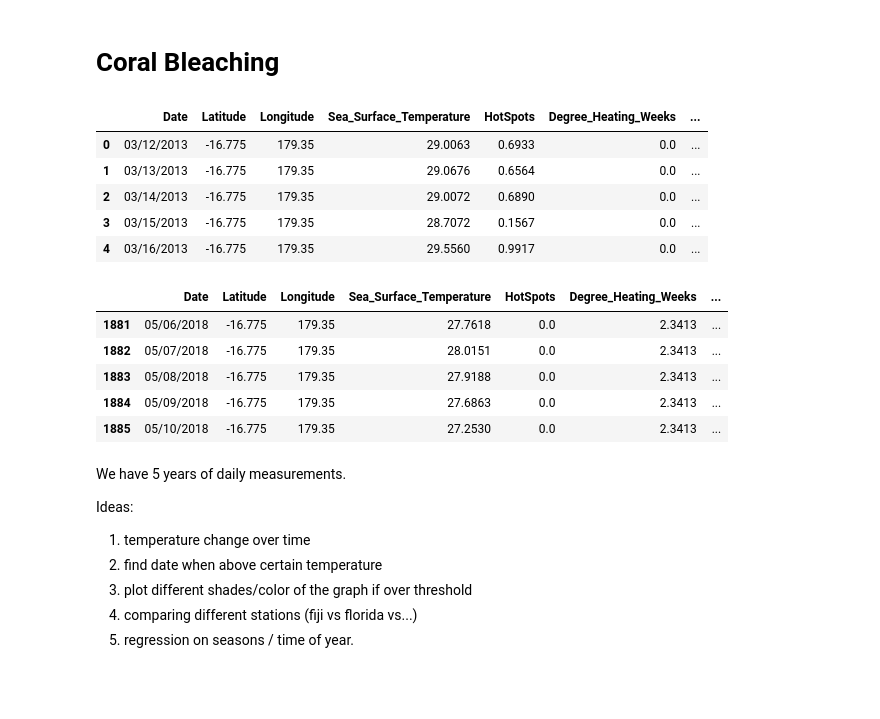
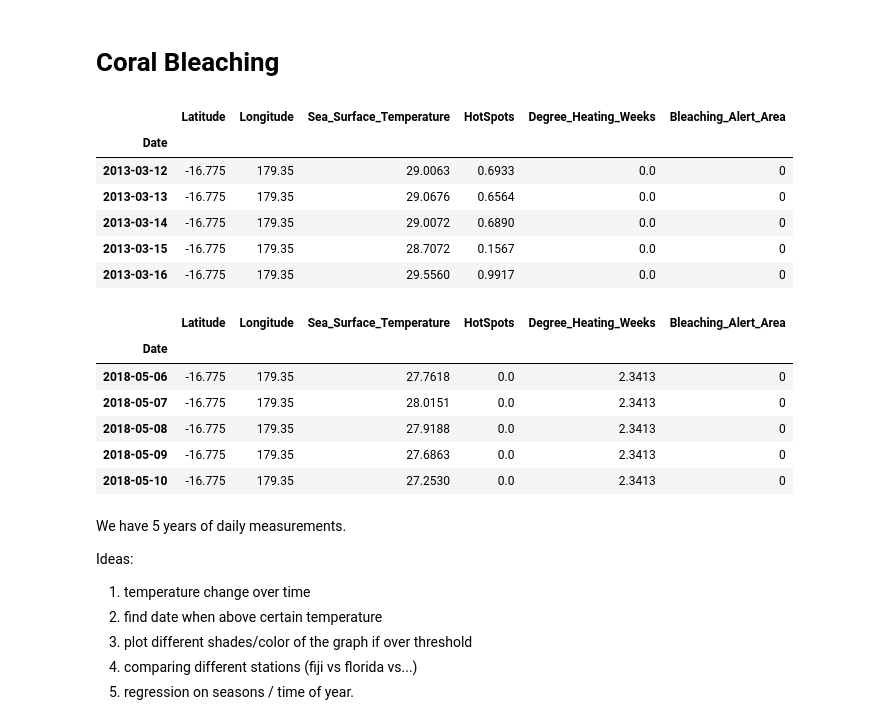
Before and after one commit to GabrielleRab/PyCon_2019, a Jupyter notebook: datasets/coral_bleaching/coral_bleaching.ipynb, the cells around one changed output. Cells and saved outputs as stored; diff of their text form; code cells hidden in the pictures; blank space fills up the shorter version.

```diff
--- a/datasets/coral_bleaching/coral_bleaching.ipynb
+++ b/datasets/coral_bleaching/coral_bleaching.ipynb
@@ -5,24 +5,26 @@ import pandas as pd
 import matplotlib.pyplot as plt
 %matplotlib inline
 # %%
-fiji = pd.read_csv("Fiji_Bleaching.csv")
+fiji = pd.read_csv("Fiji_Bleaching.csv", parse_dates=['Date'], index_col='Date')
 fiji.head()
 # %% [output]
-|  | Date | Latitude | Longitude | Sea_Surface_Temperature | HotSpots | Degree_Heating_Weeks | ... |
-| 0 | 03/12/2013 | -16.775 | 179.35 | 29.0063 | 0.6933 | 0.0 | ... |
-| 1 | 03/13/2013 | -16.775 | 179.35 | 29.0676 | 0.6564 | 0.0 | ... |
-| 2 | 03/14/2013 | -16.775 | 179.35 | 29.0072 | 0.6890 | 0.0 | ... |
-| 3 | 03/15/2013 | -16.775 | 179.35 | 28.7072 | 0.1567 | 0.0 | ... |
-| 4 | 03/16/2013 | -16.775 | 179.35 | 29.5560 | 0.9917 | 0.0 | ... |
+|  | Latitude | Longitude | Sea_Surface_Temperature | HotSpots | Degree_Heating_Weeks | Bleaching_Alert_Area |
+| Date |  |  |  |  |  |  |
+| 2013-03-12 | -16.775 | 179.35 | 29.0063 | 0.6933 | 0.0 | 0 |
+| 2013-03-13 | -16.775 | 179.35 | 29.0676 | 0.6564 | 0.0 | 0 |
+| 2013-03-14 | -16.775 | 179.35 | 29.0072 | 0.6890 | 0.0 | 0 |
+| 2013-03-15 | -16.775 | 179.35 | 28.7072 | 0.1567 | 0.0 | 0 |
+| 2013-03-16 | -16.775 | 179.35 | 29.5560 | 0.9917 | 0.0 | 0 |
 # %%
 fiji.tail()
 # %% [output]
-|  | Date | Latitude | Longitude | Sea_Surface_Temperature | HotSpots | Degree_Heating_Weeks | ... |
-| 1881 | 05/06/2018 | -16.775 | 179.35 | 27.7618 | 0.0 | 2.3413 | ... |
-| 1882 | 05/07/2018 | -16.775 | 179.35 | 28.0151 | 0.0 | 2.3413 | ... |
-| 1883 | 05/08/2018 | -16.775 | 179.35 | 27.9188 | 0.0 | 2.3413 | ... |
-| 1884 | 05/09/2018 | -16.775 | 179.35 | 27.6863 | 0.0 | 2.3413 | ... |
-| 1885 | 05/10/2018 | -16.775 | 179.35 | 27.2530 | 0.0 | 2.3413 | ... |
+|  | Latitude | Longitude | Sea_Surface_Temperature | HotSpots | Degree_Heating_Weeks | Bleaching_Alert_Area |
+| Date |  |  |  |  |  |  |
+| 2018-05-06 | -16.775 | 179.35 | 27.7618 | 0.0 | 2.3413 | 0 |
+| 2018-05-07 | -16.775 | 179.35 | 28.0151 | 0.0 | 2.3413 | 0 |
+| 2018-05-08 | -16.775 | 179.35 | 27.9188 | 0.0 | 2.3413 | 0 |
+| 2018-05-09 | -16.775 | 179.35 | 27.6863 | 0.0 | 2.3413 | 0 |
+| 2018-05-10 | -16.775 | 179.35 | 27.2530 | 0.0 | 2.3413 | 0 |
 # %% [markdown]
 We have 5 years of daily measurements.
 
```
Also changed, not shown: parts of 19 cells of this notebook.
